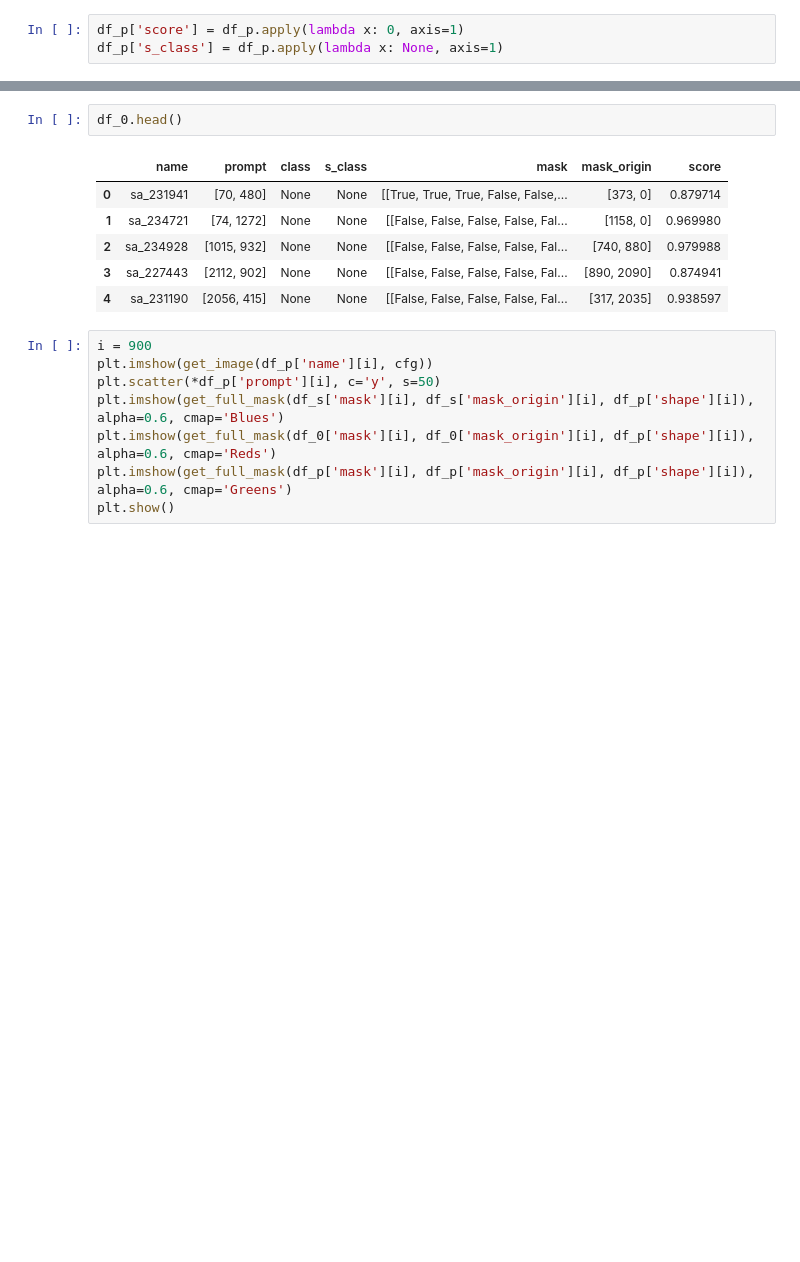
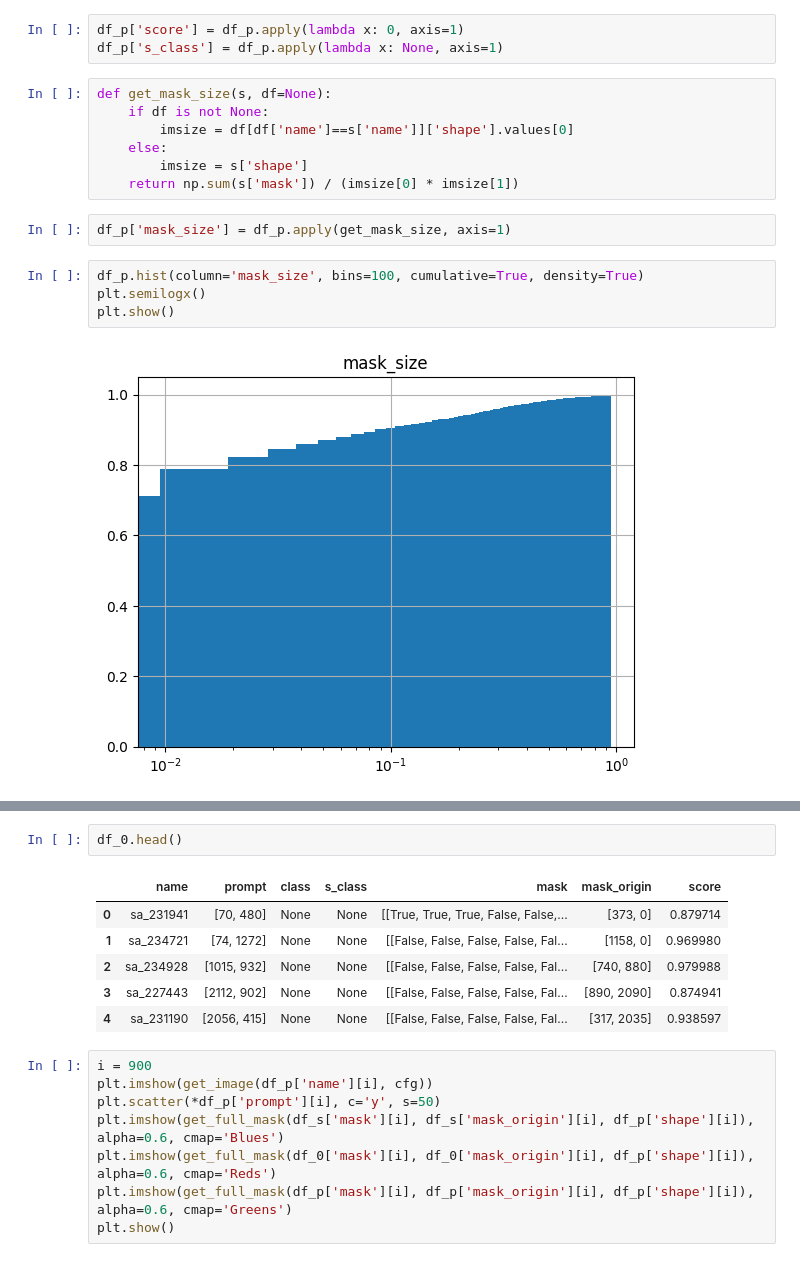
Before and after one commit to simoneangarano/BenchSAM, a Jupyter notebook: notebooks/Analysis.ipynb, the cells around one changed output, grey strips where cells are left out. Drawn from its saved outputs; the diff is of its cells as text; blank space fills up the shorter version.

```diff
--- a/notebooks/Analysis.ipynb
+++ b/notebooks/Analysis.ipynb
@@ -40,3 +40,18 @@ df_p.head()
 # %%
 df_p['score'] = df_p.apply(lambda x: 0, axis=1)
 df_p['s_class'] = df_p.apply(lambda x: None, axis=1)
+# %%
+def get_mask_size(s, df=None):
+    if df is not None:
+        imsize = df[df['name']==s['name']]['shape'].values[0]
+    else:
+        imsize = s['shape']
+    return np.sum(s['mask']) / (imsize[0] * imsize[1])
+# %%
+df_p['mask_size'] = df_p.apply(get_mask_size, axis=1)
+# %%
+df_p.hist(column='mask_size', bins=100, cumulative=True, density=True)
+plt.semilogx()
+plt.show()
+# %% [output]
+[figure, added]
```
Also changed, not shown: parts of 4 cells of this notebook, 7 other files.
